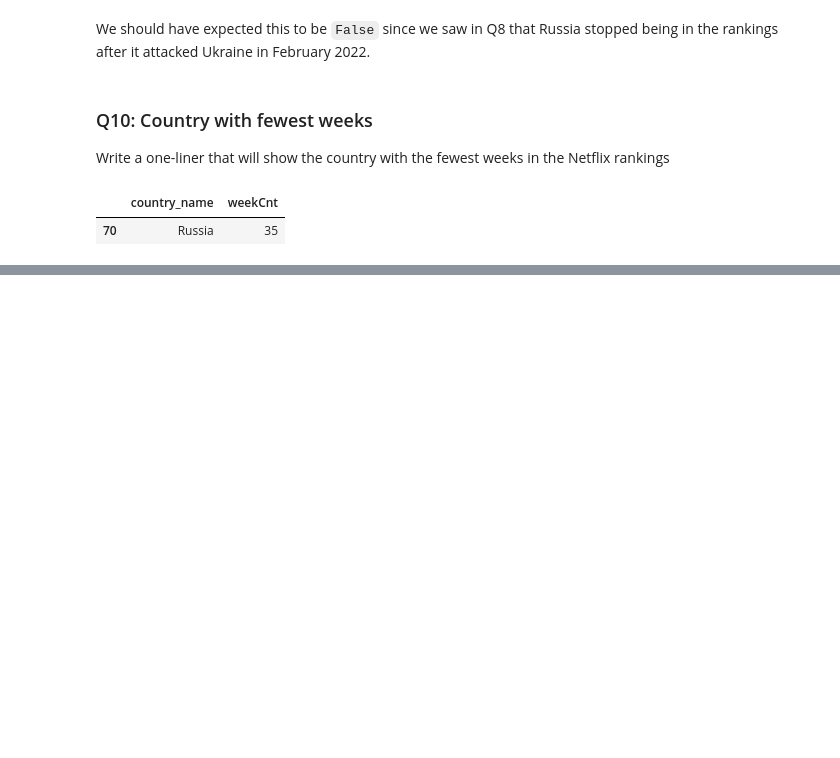
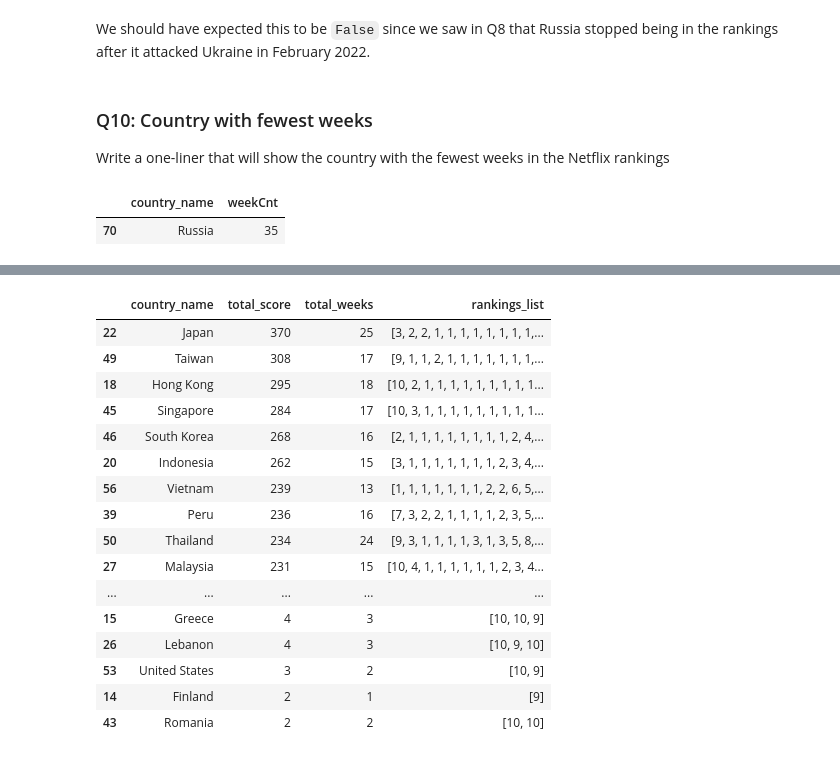
Before and after one commit to annabelyao124/week8-tue-tasks, a Jupyter notebook: week8-tue-worksheet.ipynb, the cells around one changed output, grey strips where cells are left out. Cells and saved outputs as stored; diff of their text form; code cells hidden in the pictures; blank space fills up the shorter version.

Commit message:
Added rank2score function, reproduced table and created two more new tables on selected show s

```diff
--- a/week8-tue-worksheet.ipynb
+++ b/week8-tue-worksheet.ipynb
@@ -129,0 +132,10 @@ df.groupby("country_name")["week"].nunique().reset_index(name="weekCnt").sort_va
+# %%
+# Take a rank and return a score
+def rank2score(rank):
+    points = [25, 18, 15, 12, 10, 8, 6, 4, 2, 1]
+    return points[rank - 1]
+
+df["score"] = df["weekly_rank"].apply(rank2score)
+
+# display the useful columns
+df[["country_name", "week", "weekly_rank", "score", "show_title", "cumulative_weeks_in_top_10"]].head(10)
@@ -129,0 +203,28 @@ df.groupby("country_name")["week"].nunique().reset_index(name="weekCnt").sort_va
+# %%
+# Example on "Extraordinary Attorney Woo"
+(df[df["show_title"] == "Extraordinary Attorney Woo"]
+   .sort_values("week")
+   .groupby("country_name")
+   .agg(total_score=("score", "sum"),
+        total_weeks=("week", "nunique"),
+        rankings_list=("weekly_rank", list))
+   .reset_index()
+   .sort_values("total_score", ascending=False))
+# %% [output]
+|  | country_name | total_score | total_weeks | rankings_list |
+| 22 | Japan | 370 | 25 | [3, 2, 2, 1, 1, 1, 1, 1, 1, 1, 1,... |
+| 49 | Taiwan | 308 | 17 | [9, 1, 1, 2, 1, 1, 1, 1, 1, 1, 1,... |
+| 18 | Hong Kong | 295 | 18 | [10, 2, 1, 1, 1, 1, 1, 1, 1, 1, 1... |
+| 45 | Singapore | 284 | 17 | [10, 3, 1, 1, 1, 1, 1, 1, 1, 1, 1... |
+| 46 | South Korea | 268 | 16 | [2, 1, 1, 1, 1, 1, 1, 1, 1, 2, 4,... |
+| 20 | Indonesia | 262 | 15 | [3, 1, 1, 1, 1, 1, 1, 1, 2, 3, 4,... |
+| 56 | Vietnam | 239 | 13 | [1, 1, 1, 1, 1, 1, 1, 2, 2, 6, 5,... |
+| 39 | Peru | 236 | 16 | [7, 3, 2, 2, 1, 1, 1, 1, 2, 3, 5,... |
+| 50 | Thailand | 234 | 24 | [9, 3, 1, 1, 1, 1, 3, 1, 3, 5, 8,... |
+| 27 | Malaysia | 231 | 15 | [10, 4, 1, 1, 1, 1, 1, 1, 2, 3, 4... |
+| ... | ... | ... | ... | ... |
+| 15 | Greece | 4 | 3 | [10, 10, 9] |
+| 26 | Lebanon | 4 | 3 | [10, 9, 10] |
+| 53 | United States | 3 | 2 | [10, 9] |
+| 14 | Finland | 2 | 1 | [9] |
+| 43 | Romania | 2 | 2 | [10, 10] |
```
Also changed, not shown: parts of 4 cells of this notebook.
